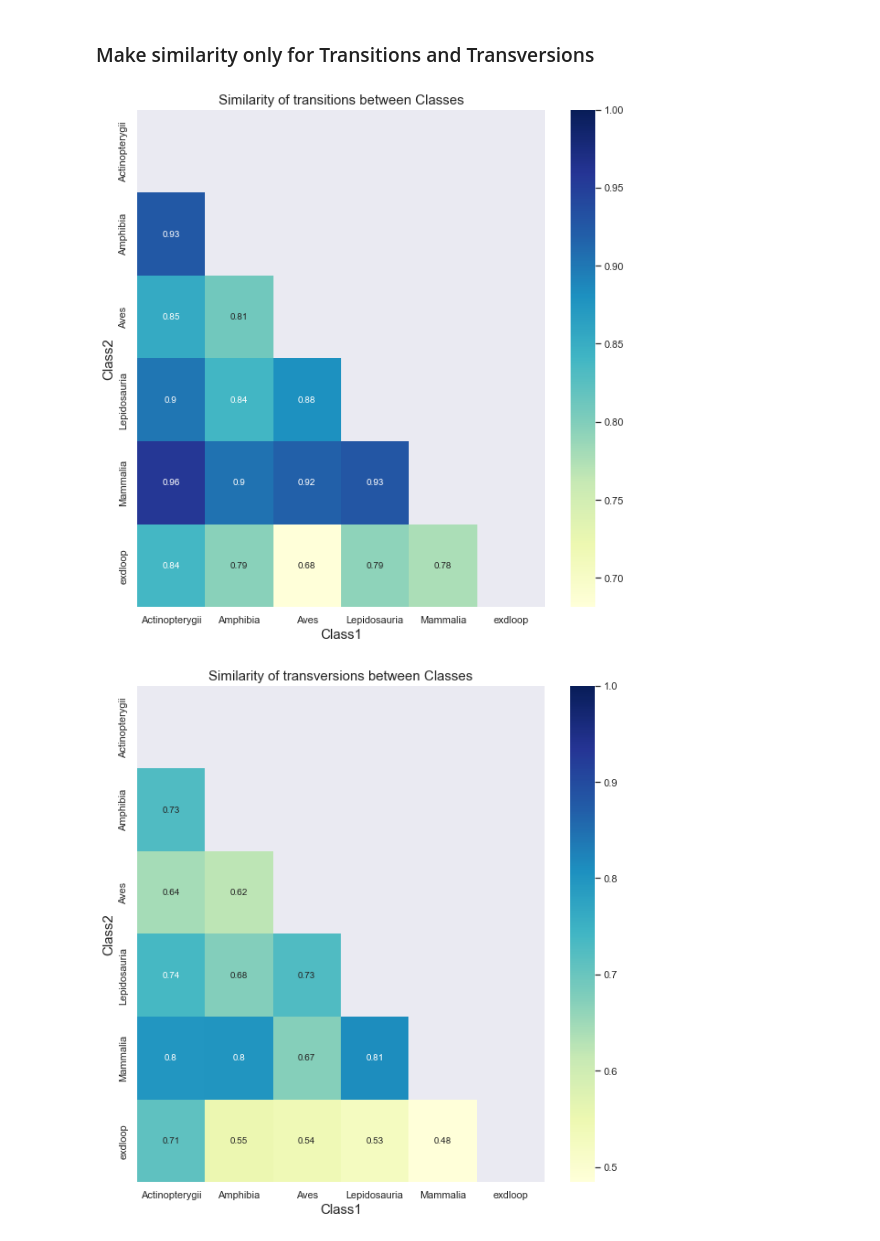
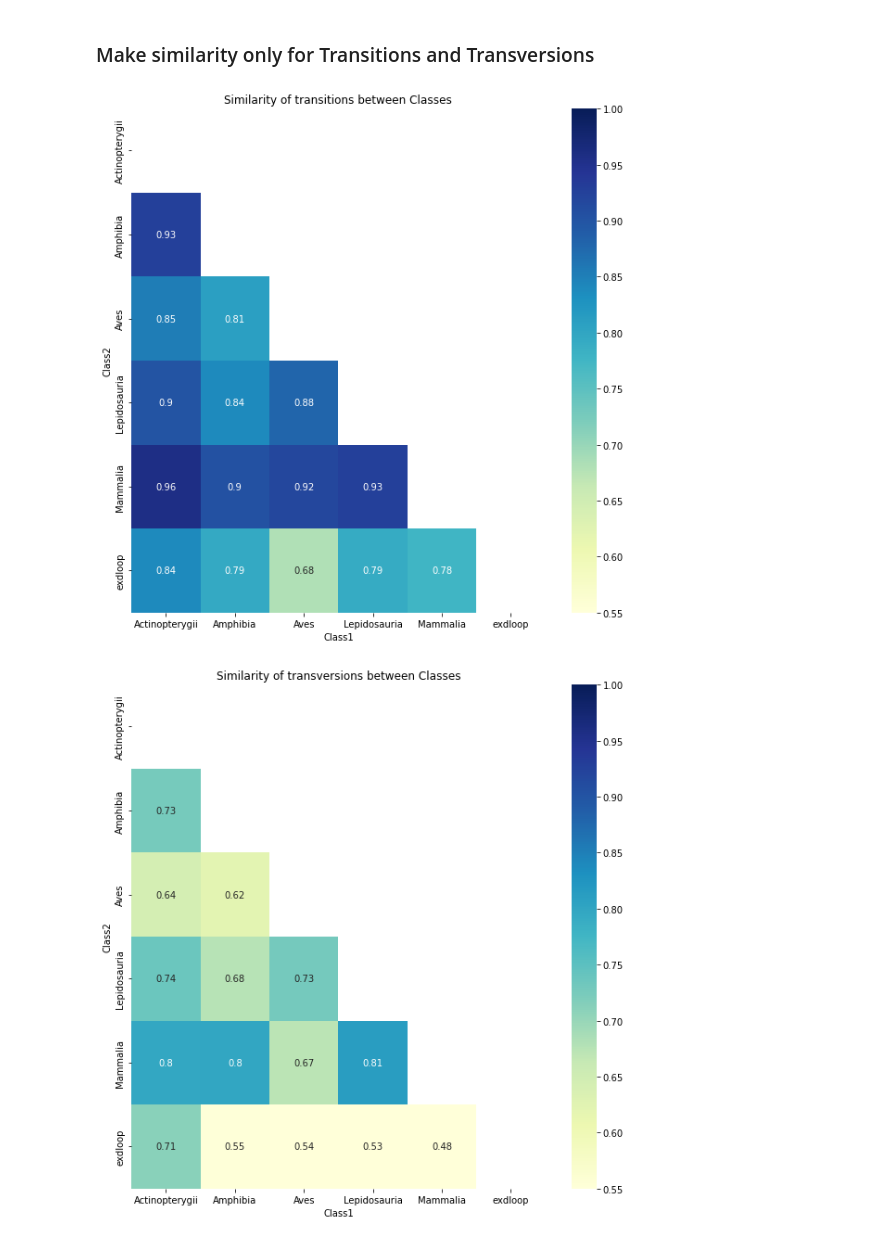
Before and after one commit to mitoclub/mtdna-192component-mutspec-chordata, a Jupyter notebook: scripts/get_mutspec.ipynb, the cells around one changed output. Cells and saved outputs as stored; diff of their text form; code cells hidden in the pictures.

```diff
--- a/scripts/get_mutspec.ipynb
+++ b/scripts/get_mutspec.ipynb
@@ -394,15 +396,15 @@ matrix_ts = np.triu(ts_heatmap)
 matrix_tv = np.triu(tv_heatmap)
 # %%
 plt.figure(figsize=(10, 10))
-ax = sns.heatmap(ts_heatmap, annot=True, mask=matrix_ts, cmap="YlGnBu", vmax=1)
+ax = sns.heatmap(ts_heatmap, annot=True, mask=matrix_ts, cmap="YlGnBu", vmin=0.55, vmax=1)
 ax.set_title('Similarity of transitions between Classes')
 plt.savefig('../pictures/SimilarityTSHeatMap.png', dpi=300)
 # %% [output]
-[figure, old version]
+[figure, new version]
 # %%
 plt.figure(figsize=(10, 10))
-ax = sns.heatmap(tv_heatmap, annot=True, mask=matrix_tv, cmap="YlGnBu", vmax=1)
+ax = sns.heatmap(tv_heatmap, annot=True, mask=matrix_tv, cmap="YlGnBu", vmin = 0.55, vmax=1)
 ax.set_title('Similarity of transversions between Classes')
 plt.savefig('../pictures/SimilarityTVHeatMap.png', dpi=300)
 # %% [output]
-[figure, old version]
+[figure, new version]
```
Also changed, not shown: parts of 27 cells of this notebook.
